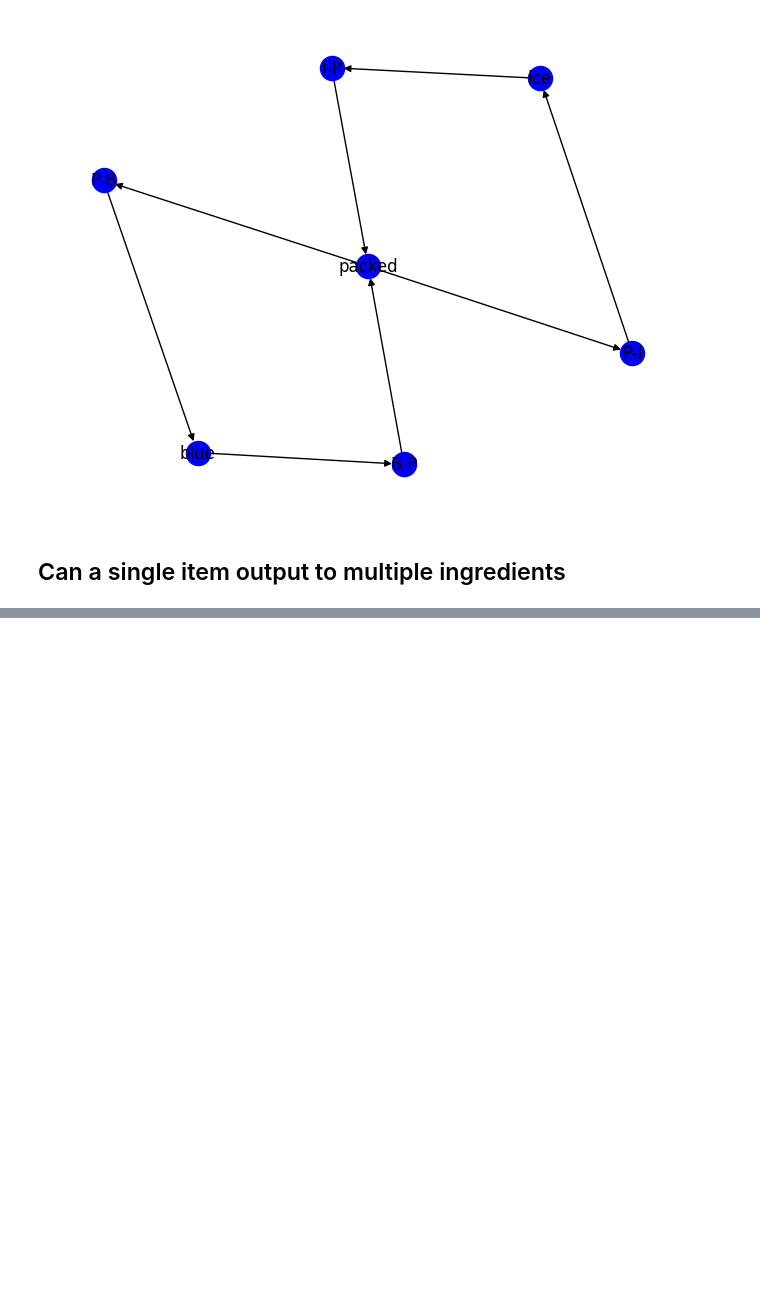
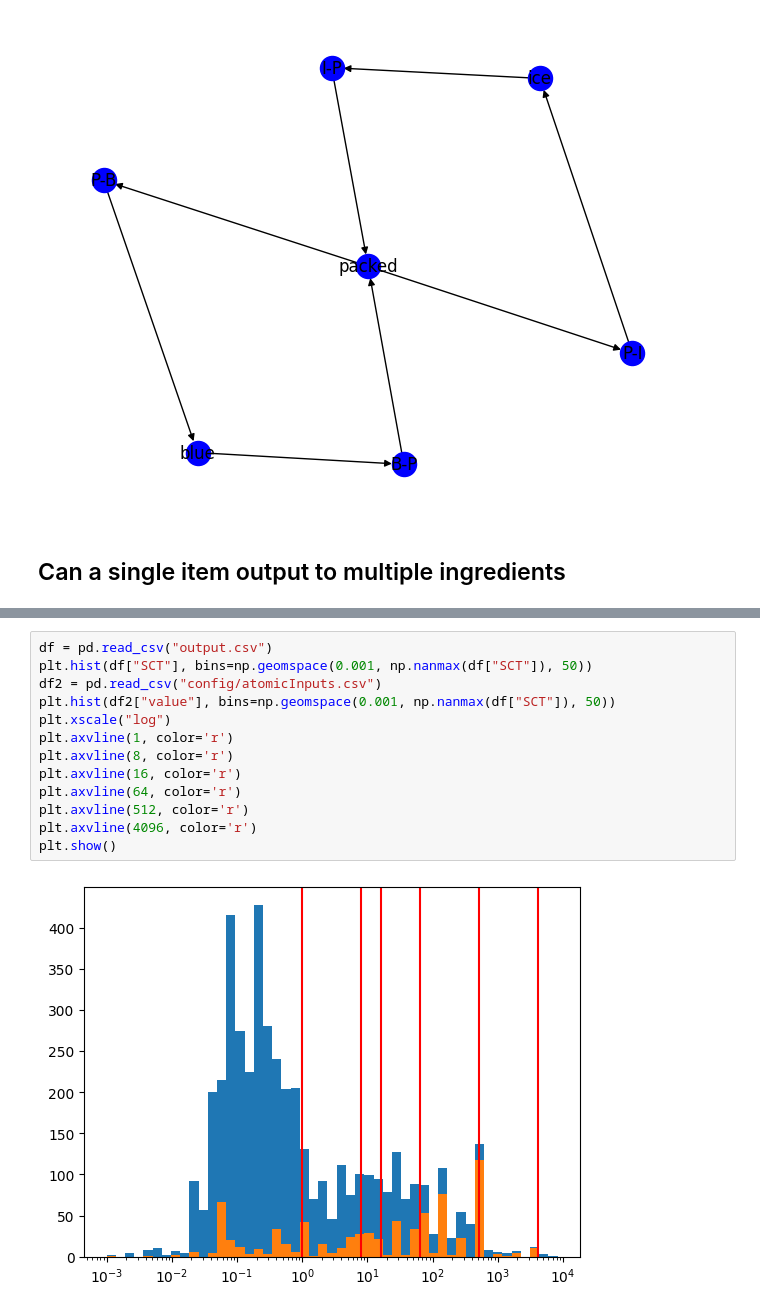
Before and after one commit to TimEpsilon/GraphStonksLand, a Jupyter notebook: graph.ipynb, the cells around one changed output, grey strips where cells are left out. Drawn from its saved outputs; the diff is of its cells as text; blank space fills up the shorter version.

```diff
--- a/graph.ipynb
+++ b/graph.ipynb
@@ -641,0 +712,15 @@ minecraft:black_stained_glass {'Ingredient@a8bf45c6', 'Ingredient@dcaeded4'}
+# %%
+df = pd.read_csv("output.csv")
+plt.hist(df["SCT"], bins=np.geomspace(0.001, np.nanmax(df["SCT"]), 50))
+df2 = pd.read_csv("config/atomicInputs.csv")
+plt.hist(df2["value"], bins=np.geomspace(0.001, np.nanmax(df["SCT"]), 50))
+plt.xscale("log")
+plt.axvline(1, color='r')
+plt.axvline(8, color='r')
+plt.axvline(16, color='r')
+plt.axvline(64, color='r')
+plt.axvline(512, color='r')
+plt.axvline(4096, color='r')
+plt.show()
+# %% [output]
+[figure, added]
```
Also changed, not shown: parts of 6 cells of this notebook, 19 other files.
